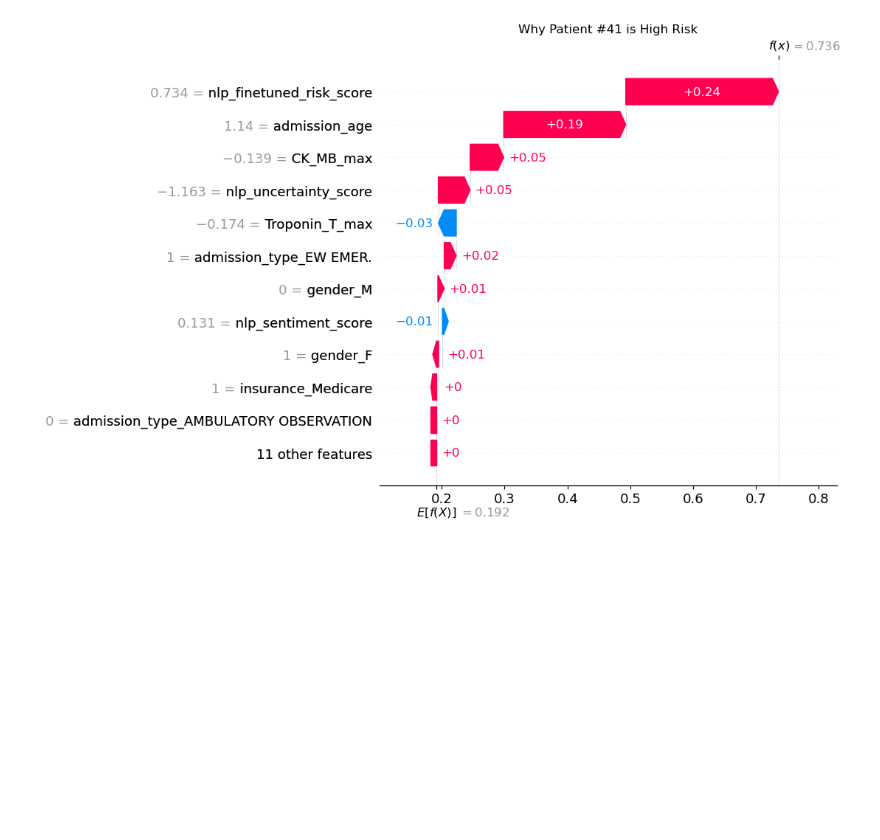
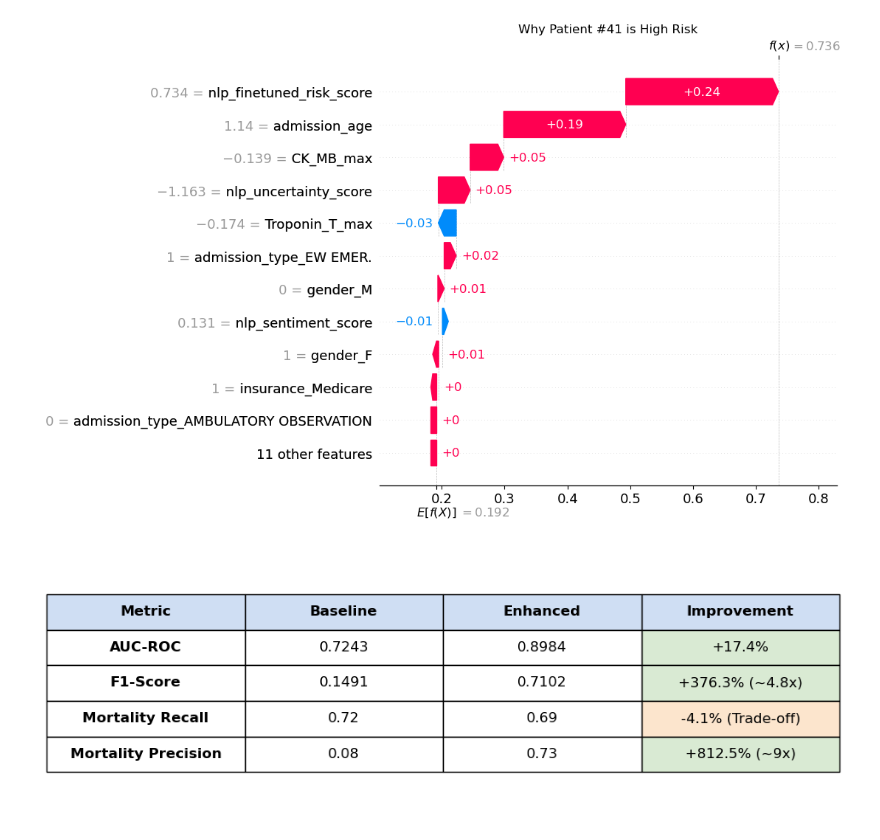
Before and after one commit to DamithaWee/AMI-Multimodal-Clinical-NLP, a Jupyter notebook: notebooks/05 - Enhanced.ipynb, the cells around one changed output. Saved outputs shown, nothing was run; the diff lists cells and outputs as text; code cells hidden in the pictures; blank space fills up the shorter version.

```diff
--- a/notebooks/05 - Enhanced.ipynb
+++ b/notebooks/05 - Enhanced.ipynb
@@ -252,3 +252,55 @@ Final Data Shape: (50, 22)
 [figure]
 Generating Waterfall for Patient #41 (Risk: 0.7360)
 [figure]
+# %%
+import matplotlib.pyplot as plt
+import pandas as pd
+
+# Data for Baseline vs Enhanced with Improvement Percentages
+data = {
+    'Metric': ['AUC-ROC', 'F1-Score', 'Mortality Recall', 'Mortality Precision'],
+    'Baseline': ['0.7243', '0.1491', '0.72', '0.08'],
+    'Enhanced': ['0.8984', '0.7102', '0.69', '0.73'],
+    'Improvement': [
+        '+17.4%',
+        '+376.3% (~4.8x)',
+        '-4.1% (Trade-off)',
+        '+812.5% (~9x)'
+    ]
+}
+
+df = pd.DataFrame(data)
+
+# Create a figure
+fig, ax = plt.subplots(figsize=(10, 4))
+ax.axis('off')
+
+# Create the table
+table = ax.table(cellText=df.values,
+                 colLabels=df.columns,
+                 cellLoc='center',
+                 loc='center',
+                 colColours=['#cfdef3']*len(df.columns))
+
+# Styling the table
+table.auto_set_font_size(False)
+table.set_fontsize(12)
+table.scale(1.2, 2.5)
+
+# Adding color to the Improvement column based on positive/negative impact
+for (i, j), cell in table.get_celld().items():
+    if i == 0:
+        cell.set_text_props(weight='bold', color='black')
+    if j == 3 and i > 0: # Highlight the Improvement column
+        if '-' in df.iloc[i-1]['Improvement']:
+            cell.set_facecolor('#fce5cd') # Light orange for the trade-off
+        else:
+            cell.set_facecolor('#d9ead3') # Light green for positive improvements
+    if j == 0 and i > 0:
+        cell.set_text_props(weight='bold')
+
+# Save with transparent=True
+plt.savefig('baseline_vs_enhanced_percentages_transparent.png', bbox_inches='tight', dpi=300, transparent=True)
+plt.show()
+# %% [output]
+[figure, added]
```
Also changed, not shown: parts of 1 cell of this notebook, 4 other files.
